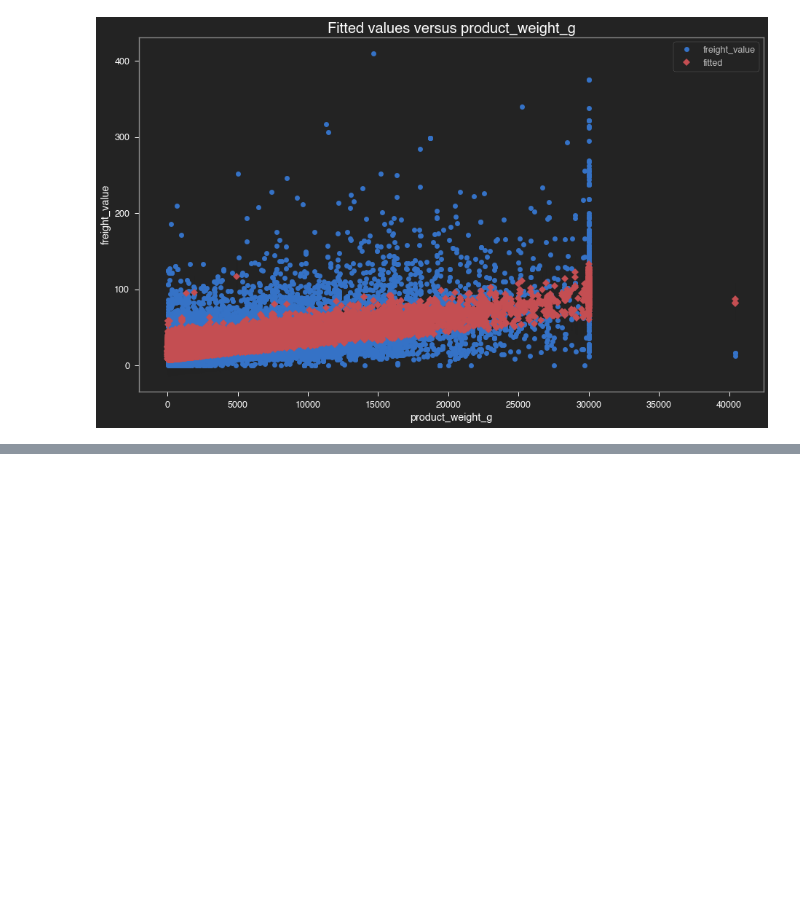
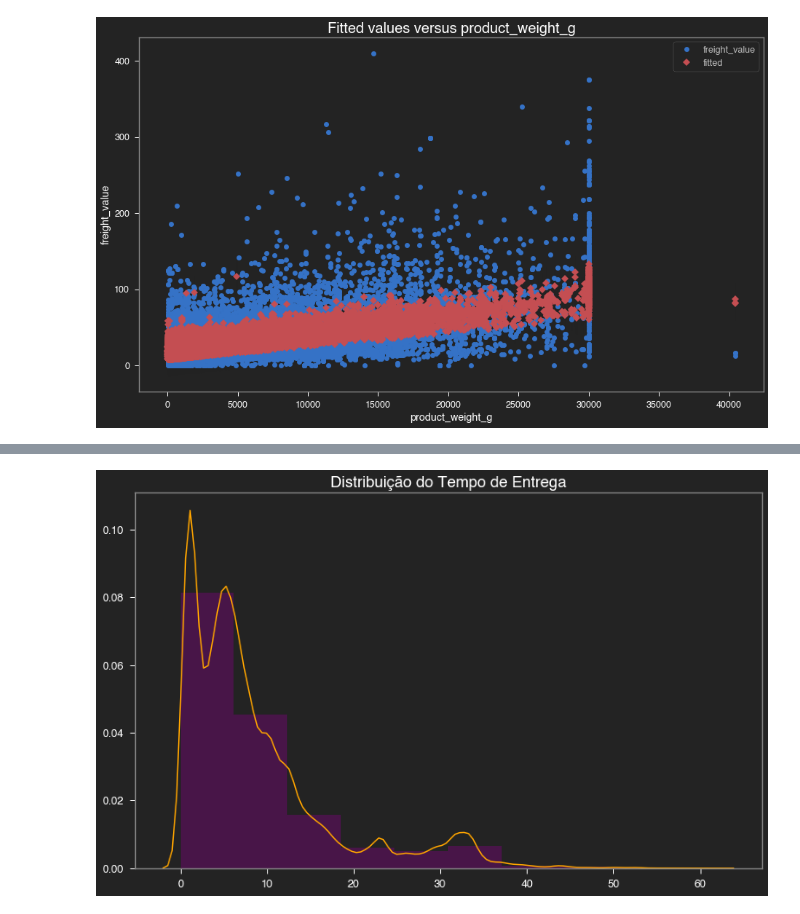
Before and after one commit to danielnrocha/OLX_Hackathon, a Jupyter notebook: OLX Hackathon.ipynb, the cells around one changed output, grey strips where cells are left out. Saved outputs shown, nothing was run; the diff lists cells and outputs as text; code cells hidden in the pictures; blank space fills up the shorter version.

```diff
--- a/OLX Hackathon.ipynb
+++ b/OLX Hackathon.ipynb
@@ -246,0 +254,22 @@ fig.tight_layout(pad=1.0)
+# %%
+# c = 0
+# distance, duration = [], []
+for i,k,m,n in zip(freight[102851:].geolocation_lat_x,freight[102851:].geolocation_lng_x,freight[102851:].geolocation_lat_y,
+                   freight[102851:].geolocation_lng_y):
+    k = pd.read_json('https://dev.virtualearth.net/REST/v1/Routes/DistanceMatrix?origins='+str(i)+
+                     ','+str(k)+'&destinations='+str(m)+','+str(n)+'&travelMode=driving&key=AslvvRfMaKWk9ctoQ3TTsePtNQjDO6Iw0jXPD0mDOajS9Ow9gZEXjlTLbw7MilD4')
+#     print(list(list(k['resourceSets'].values[0].values())[1][0].values())[4][0])
+#     print('Distance',list(list(list(k['resourceSets'].values[0].values())[1][0].values())[4][0].values())[3],'km')
+#     print('Duration',list(list(list(k['resourceSets'].values[0].values())[1][0].values())[4][0].values())[4]/60,'hours')
+#     distance.append(list(list(list(k['resourceSets'].values[0].values())[1][0].values())[4][0].values())[3])
+    duration.append(list(list(list(k['resourceSets'].values[0].values())[1][0].values())[4][0].values())[4]/60)
+#     print(distance[-1])
+#     print(duration[-1])
+    c += 1
+    print(c)
+# %%
+adj_freight = freight[:102851].copy()
+adj_freight.insert(1,'duration',duration) # durancao em horas
+adj_freight.drop(inplace=True,columns=['geolocation_lat_x','geolocation_lng_x','geolocation_lat_y',
+                 'geolocation_lng_y','product_height_cm','product_length_cm','product_width_cm'])
+adj_freight
@@ -246,0 +290,6 @@ fig.tight_layout(pad=1.0)
+# %%
+sns.distplot(adj_freight['duration'],bins=10,color='purple',kde_kws={"color":"orange"})
+plt.title('Distribuição do Tempo de Entrega', size=18)
+plt.xlabel('');
+# %% [output]
+[figure, added]
```
Also changed, not shown: parts of 7 cells of this notebook.
